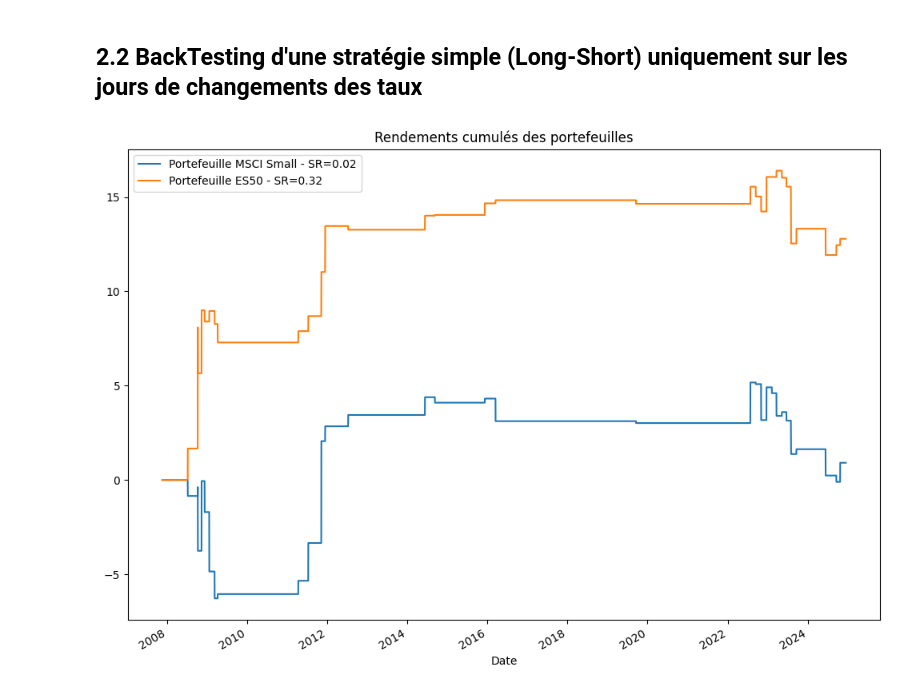
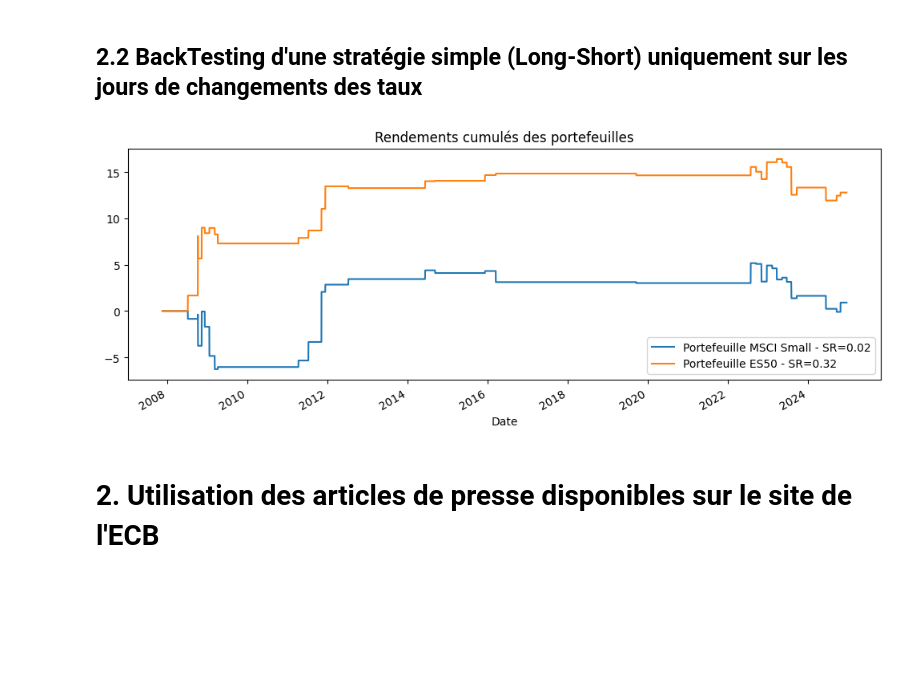
Before and after one commit to QMoayedpour/ML_fin_project, a Jupyter notebook: notebook_strategie.ipynb, the cells around one changed output. Cells and saved outputs as stored; diff of their text form; code cells hidden in the pictures; blank space fills up the shorter version.

```diff
--- a/notebook_strategie.ipynb
+++ b/notebook_strategie.ipynb
@@ -109,27 +114,29 @@ msci_small['rt_msci_small'] = msci_small['IEUS'].pct_change()*100
 # %%
 merge_msciSC_es50 = euro_stoxx_50.merge(msci_small, left_index=True, right_index=True)
 
 
 merge_msciSC_es50 = merge_msciSC_es50.assign(
     signal = np.where(merge_msciSC_es50.index.isin(changes_pos.query('index >= @min_date').index), 1,
     np.where(merge_msciSC_es50.index.isin(changes_neg.query('index >= @min_date').index), -1, 0))
 )
 
 
 merge_msciSC_es50['pf_msciSC'] = merge_msciSC_es50['rt_msci_small']*merge_msciSC_es50.signal
 merge_msciSC_es50['pf_es50'] = merge_msciSC_es50['rt_es50']*merge_msciSC_es50.signal
 
 sharpe_pf_msciSC = np.sqrt(252)* (merge_msciSC_es50['pf_msciSC'].mean() / (merge_msciSC_es50['pf_msciSC'].std()))
 sharpe_pf_es50 = np.sqrt(252)* (merge_msciSC_es50['pf_es50'].mean() / (merge_msciSC_es50['pf_es50'].std()))
 
 
-fig, ax = plt.subplots(figsize=(10,7))
+fig, ax = plt.subplots(figsize=(10,4))
 ax.set_title('Rendements cumulés des portefeuilles')
 
 merge_msciSC_es50['pf_msciSC'].cumsum().plot(ax=ax, label=f'Portefeuille MSCI Small - SR={sharpe_pf_msciSC.round(2)}')
 merge_msciSC_es50['pf_es50'].cumsum().plot(ax=ax, label=f'Portefeuille ES50 - SR={sharpe_pf_es50.round(2)}')
 
 ax.legend()
 fig.tight_layout()
 # %% [output]
-[figure, old version]
+[figure, new version]
+# %% [markdown]
+# 2. Utilisation des articles de presse disponibles sur le site de l'ECB
```
Also changed, not shown: parts of 24 cells of this notebook, 3 other files.
